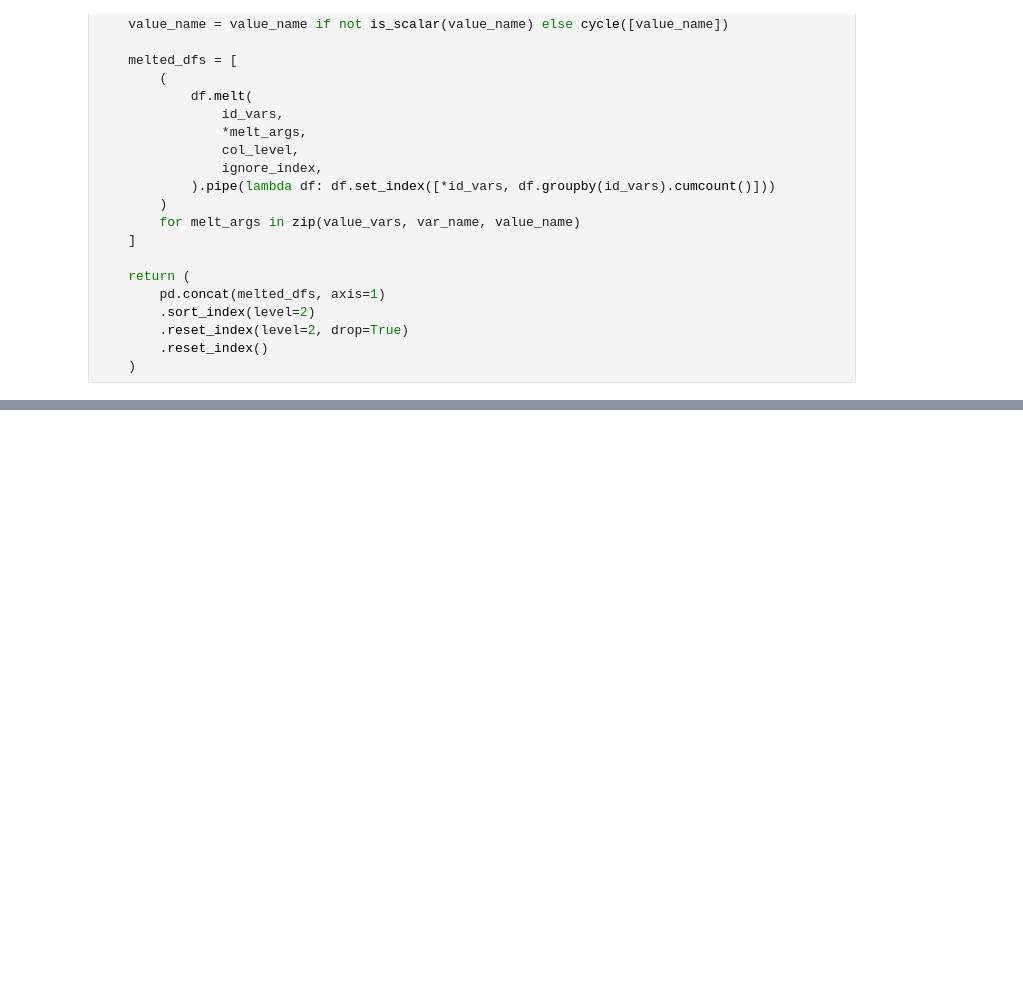
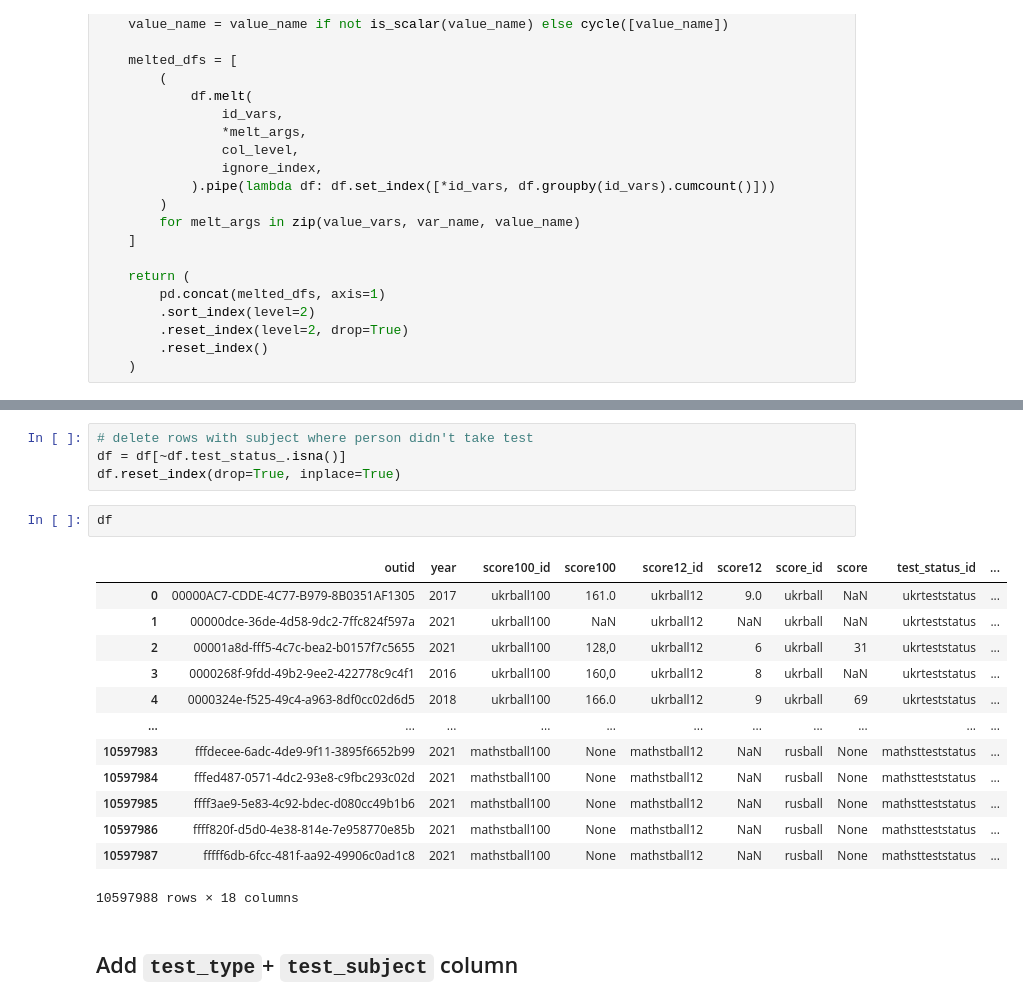
Before and after one commit to DataResponsibly/ZNO-Dataset, a Jupyter notebook: notebooks/tables_creation/Students_Take_Tests.ipynb, the cells around one changed output, grey strips where cells are left out. Drawn from its saved outputs; the diff is of its cells as text; blank space fills up the shorter version.

```diff
--- a/notebooks/tables_creation/Students_Take_Tests.ipynb
+++ b/notebooks/tables_creation/Students_Take_Tests.ipynb
@@ -273,0 +280,22 @@ df_test
+# %%
+# delete rows with subject where person didn't take test
+df = df[~df.test_status_.isna()]
+df.reset_index(drop=True, inplace=True)
+# %%
+df
+# %% [output]
+|  | outid | year | score100_id | score100 | score12_id | score12 | score_id | score | test_status_id | ... |
+| 0 | 00000AC7-CDDE-4C77-B979-8B0351AF1305 | 2017 | ukrball100 | 161.0 | ukrball12 | 9.0 | ukrball | NaN | ukrteststatus | ... |
+| 1 | 00000dce-36de-4d58-9dc2-7ffc824f597a | 2021 | ukrball100 | NaN | ukrball12 | NaN | ukrball | NaN | ukrteststatus | ... |
+| 2 | 00001a8d-fff5-4c7c-bea2-b0157f7c5655 | 2021 | ukrball100 | 128,0 | ukrball12 | 6 | ukrball | 31 | ukrteststatus | ... |
+| 3 | 0000268f-9fdd-49b2-9ee2-422778c9c4f1 | 2016 | ukrball100 | 160,0 | ukrball12 | 8 | ukrball | NaN | ukrteststatus | ... |
+| 4 | 0000324e-f525-49c4-a963-8df0cc02d6d5 | 2018 | ukrball100 | 166.0 | ukrball12 | 9 | ukrball | 69 | ukrteststatus | ... |
+| ... | ... | ... | ... | ... | ... | ... | ... | ... | ... | ... |
+| 10597983 | fffdecee-6adc-4de9-9f11-3895f6652b99 | 2021 | mathstball100 | None | mathstball12 | NaN | rusball | None | mathstteststatus | ... |
+| 10597984 | fffed487-0571-4dc2-93e8-c9fbc293c02d | 2021 | mathstball100 | None | mathstball12 | NaN | rusball | None | mathstteststatus | ... |
+| 10597985 | ffff3ae9-5e83-4c92-bdec-d080cc49b1b6 | 2021 | mathstball100 | None | mathstball12 | NaN | rusball | None | mathstteststatus | ... |
+| 10597986 | ffff820f-d5d0-4e38-814e-7e958770e85b | 2021 | mathstball100 | None | mathstball12 | NaN | rusball | None | mathstteststatus | ... |
+| 10597987 | fffff6db-6fcc-481f-aa92-49906c0ad1c8 | 2021 | mathstball100 | None | mathstball12 | NaN | rusball | None | mathstteststatus | ... |
+10597988 rows × 18 columns
+# %% [markdown]
+## Add `test_type`+ `test_subject` column
```
Also changed, not shown: parts of 38 cells of this notebook.
